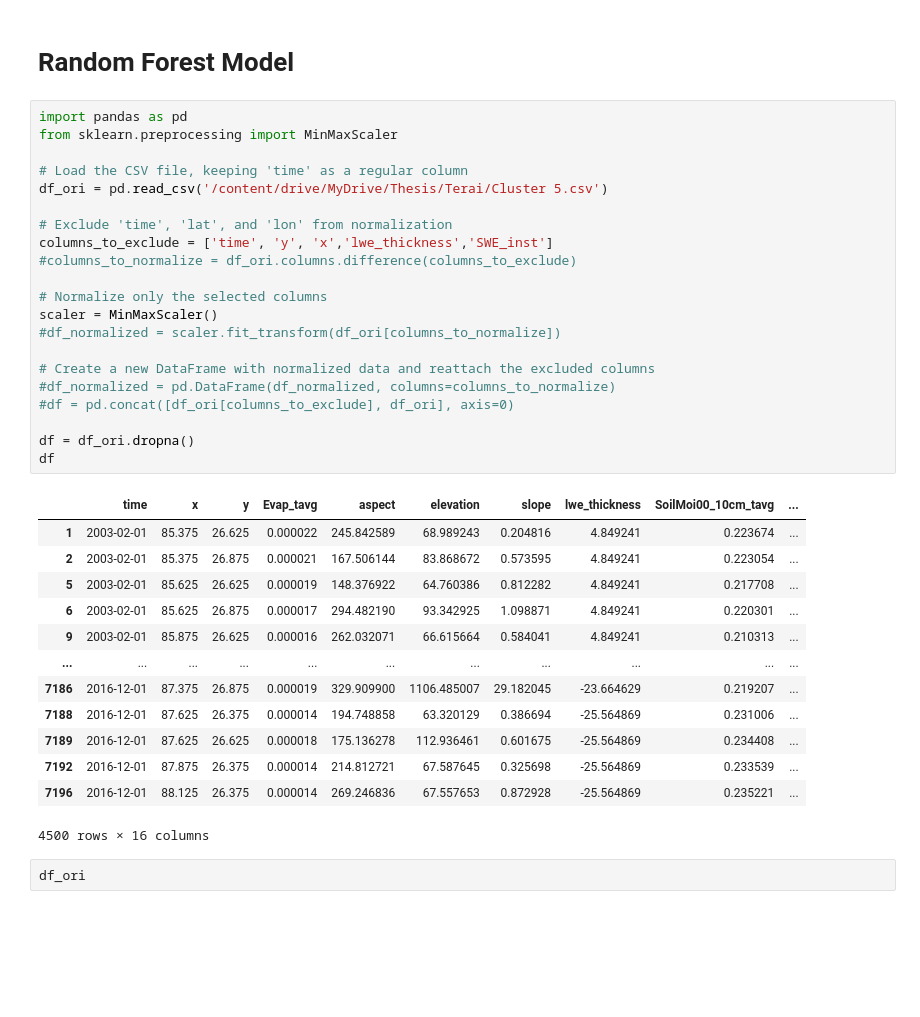
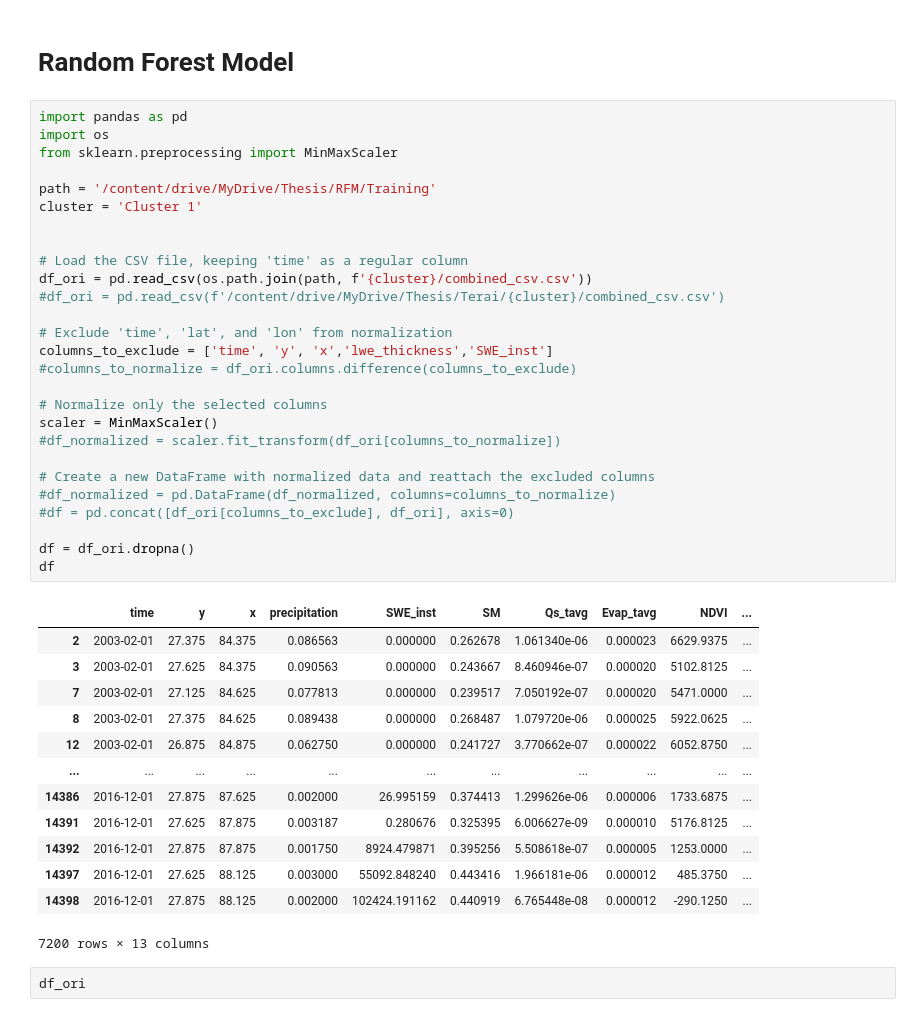
Before and after one commit to AshHydroCoder/GRACE-Downscaler, a Jupyter notebook: GRACE_RFM.ipynb, the cells around one changed output. Cells and saved outputs as stored; diff of their text form; blank space fills up the shorter version.

```diff
--- a/GRACE_RFM.ipynb
+++ b/GRACE_RFM.ipynb
@@ -14,39 +14,45 @@ Mounted at /content/drive
 # Random Forest Model
 # %%
 import pandas as pd
+import os
 from sklearn.preprocessing import MinMaxScaler
 
+path = '/content/drive/MyDrive/Thesis/RFM/Training'
+cluster = 'Cluster 1'
+
+
 # Load the CSV file, keeping 'time' as a regular column
-df_ori = pd.read_csv('/content/drive/MyDrive/Thesis/Terai/Cluster 5.csv')
+df_ori = pd.read_csv(os.path.join(path, f'{cluster}/combined_csv.csv'))
+#df_ori = pd.read_csv(f'/content/drive/MyDrive/Thesis/Terai/{cluster}/combined_csv.csv')
 
 # Exclude 'time', 'lat', and 'lon' from normalization
 columns_to_exclude = ['time', 'y', 'x','lwe_thickness','SWE_inst']
 #columns_to_normalize = df_ori.columns.difference(columns_to_exclude)
 
 # Normalize only the selected columns
 scaler = MinMaxScaler()
 #df_normalized = scaler.fit_transform(df_ori[columns_to_normalize])
 
 # Create a new DataFrame with normalized data and reattach the excluded columns
 #df_normalized = pd.DataFrame(df_normalized, columns=columns_to_normalize)
 #df = pd.concat([df_ori[columns_to_exclude], df_ori], axis=0)
 
 df = df_ori.dropna()
 df
 # %% [output]
-|  | time | x | y | Evap_tavg | aspect | elevation | slope | lwe_thickness | SoilMoi00_10cm_tavg | ... |
-| 1 | 2003-02-01 | 85.375 | 26.625 | 0.000022 | 245.842589 | 68.989243 | 0.204816 | 4.849241 | 0.223674 | ... |
-| 2 | 2003-02-01 | 85.375 | 26.875 | 0.000021 | 167.506144 | 83.868672 | 0.573595 | 4.849241 | 0.223054 | ... |
-| 5 | 2003-02-01 | 85.625 | 26.625 | 0.000019 | 148.376922 | 64.760386 | 0.812282 | 4.849241 | 0.217708 | ... |
-| 6 | 2003-02-01 | 85.625 | 26.875 | 0.000017 | 294.482190 | 93.342925 | 1.098871 | 4.849241 | 0.220301 | ... |
-| 9 | 2003-02-01 | 85.875 | 26.625 | 0.000016 | 262.032071 | 66.615664 | 0.584041 | 4.849241 | 0.210313 | ... |
+|  | time | y | x | precipitation | SWE_inst | SM | Qs_tavg | Evap_tavg | NDVI | ... |
+| 2 | 2003-02-01 | 27.375 | 84.375 | 0.086563 | 0.000000 | 0.262678 | 1.061340e-06 | 0.000023 | 6629.9375 | ... |
+| 3 | 2003-02-01 | 27.625 | 84.375 | 0.090563 | 0.000000 | 0.243667 | 8.460946e-07 | 0.000020 | 5102.8125 | ... |
+| 7 | 2003-02-01 | 27.125 | 84.625 | 0.077813 | 0.000000 | 0.239517 | 7.050192e-07 | 0.000020 | 5471.0000 | ... |
+| 8 | 2003-02-01 | 27.375 | 84.625 | 0.089438 | 0.000000 | 0.268487 | 1.079720e-06 | 0.000025 | 5922.0625 | ... |
+| 12 | 2003-02-01 | 26.875 | 84.875 | 0.062750 | 0.000000 | 0.241727 | 3.770662e-07 | 0.000022 | 6052.8750 | ... |
 | ... | ... | ... | ... | ... | ... | ... | ... | ... | ... | ... |
-| 7186 | 2016-12-01 | 87.375 | 26.875 | 0.000019 | 329.909900 | 1106.485007 | 29.182045 | -23.664629 | 0.219207 | ... |
-| 7188 | 2016-12-01 | 87.625 | 26.375 | 0.000014 | 194.748858 | 63.320129 | 0.386694 | -25.564869 | 0.231006 | ... |
-| 7189 | 2016-12-01 | 87.625 | 26.625 | 0.000018 | 175.136278 | 112.936461 | 0.601675 | -25.564869 | 0.234408 | ... |
-| 7192 | 2016-12-01 | 87.875 | 26.375 | 0.000014 | 214.812721 | 67.587645 | 0.325698 | -25.564869 | 0.233539 | ... |
-| 7196 | 2016-12-01 | 88.125 | 26.375 | 0.000014 | 269.246836 | 67.557653 | 0.872928 | -25.564869 | 0.235221 | ... |
+| 14386 | 2016-12-01 | 27.875 | 87.625 | 0.002000 | 26.995159 | 0.374413 | 1.299626e-06 | 0.000006 | 1733.6875 | ... |
+| 14391 | 2016-12-01 | 27.625 | 87.875 | 0.003187 | 0.280676 | 0.325395 | 6.006627e-09 | 0.000010 | 5176.8125 | ... |
+| 14392 | 2016-12-01 | 27.875 | 87.875 | 0.001750 | 8924.479871 | 0.395256 | 5.508618e-07 | 0.000005 | 1253.0000 | ... |
+| 14397 | 2016-12-01 | 27.625 | 88.125 | 0.003000 | 55092.848240 | 0.443416 | 1.966181e-06 | 0.000012 | 485.3750 | ... |
+| 14398 | 2016-12-01 | 27.875 | 88.125 | 0.002000 | 102424.191162 | 0.440919 | 6.765448e-08 | 0.000012 | -290.1250 | ... |
-4500 rows × 16 columns
+7200 rows × 13 columns
 # %%
 df_ori
 # %% [output]
```
